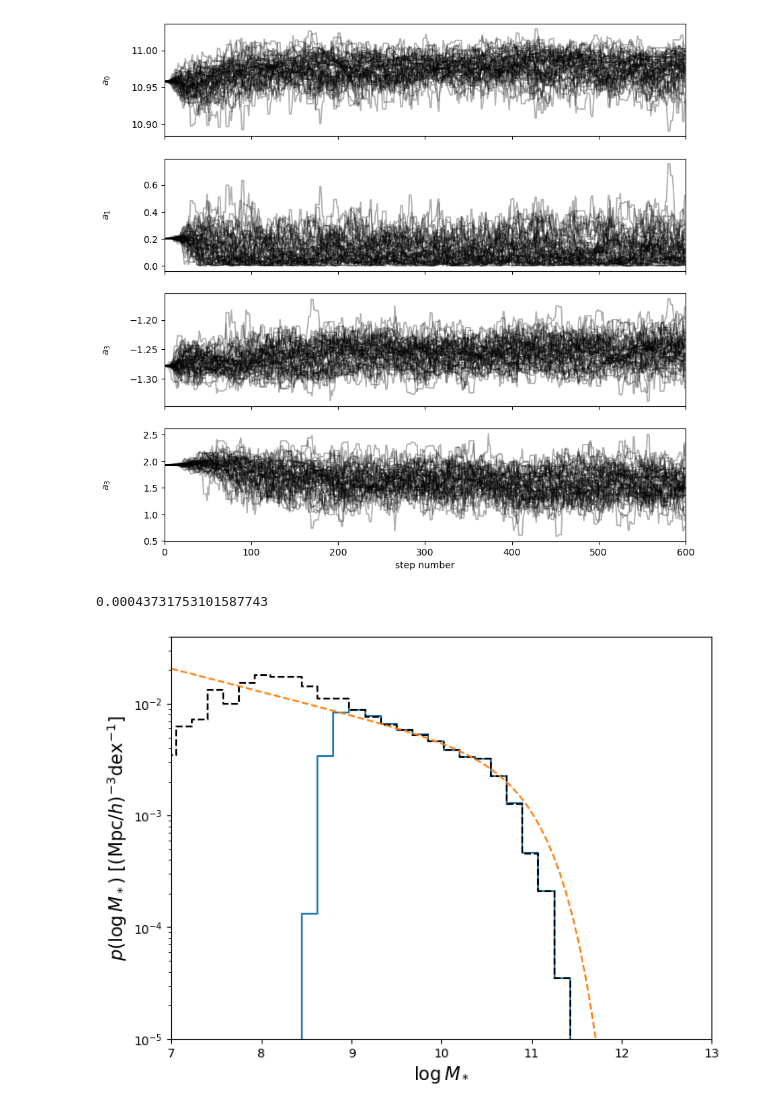
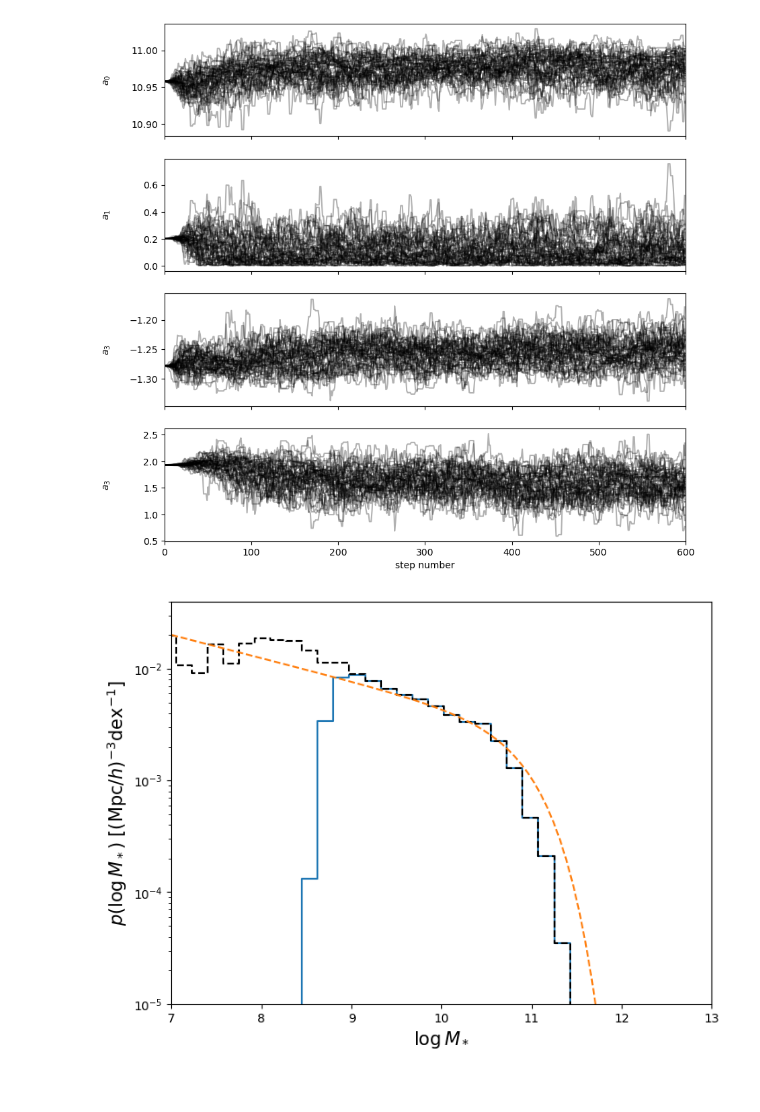
Before and after one commit to fedehope/zSMF, a Jupyter notebook: nb/test.ipynb, the cells around one changed output. Cells and saved outputs as stored; diff of their text form; code cells hidden in the pictures.

```diff
--- a/nb/test.ipynb
+++ b/nb/test.ipynb
@@ -21,22 +21,18 @@ vmax_hist = VmaxDensity(bgs.file, is_bgs_bright=True)
 # %%
 h, b, _h, _b = vmax_hist.histogram_norm(0.01, 0.05)
 # %%
-z_smf = ZSchechterModel(bgs, 0.01, 0.05, 0.035)
+z_smf = ZSchechterModel(bgs, 0.01, 0.05, 0.03)
 # %%
 n = z_smf.normalisation(emcee_run.get_best_params())
 # %%
 plotter.plot_emcee_samples()
 # %% [output]
 [figure]
-# %%
-n/7
-# %% [output]
-0.00043731753101587743
 # %%
 x_lin = np.linspace(7, 14, 100)
 
 plotter.plot_vmax_hist(h, b, _h, _b)
-Plotter.plot_zschechter(x_lin, 0.01 + (0.05 - 0.01)/2., n, emcee_run.get_best_params())
+Plotter.plot_zschechter(x_lin, 0.03, n, emcee_run.get_best_params())
 plt.show()
 # %% [output]
-[figure, old version]
+[figure, new version]
```
Also changed, not shown: parts of 3 cells of this notebook, 1 other file.
